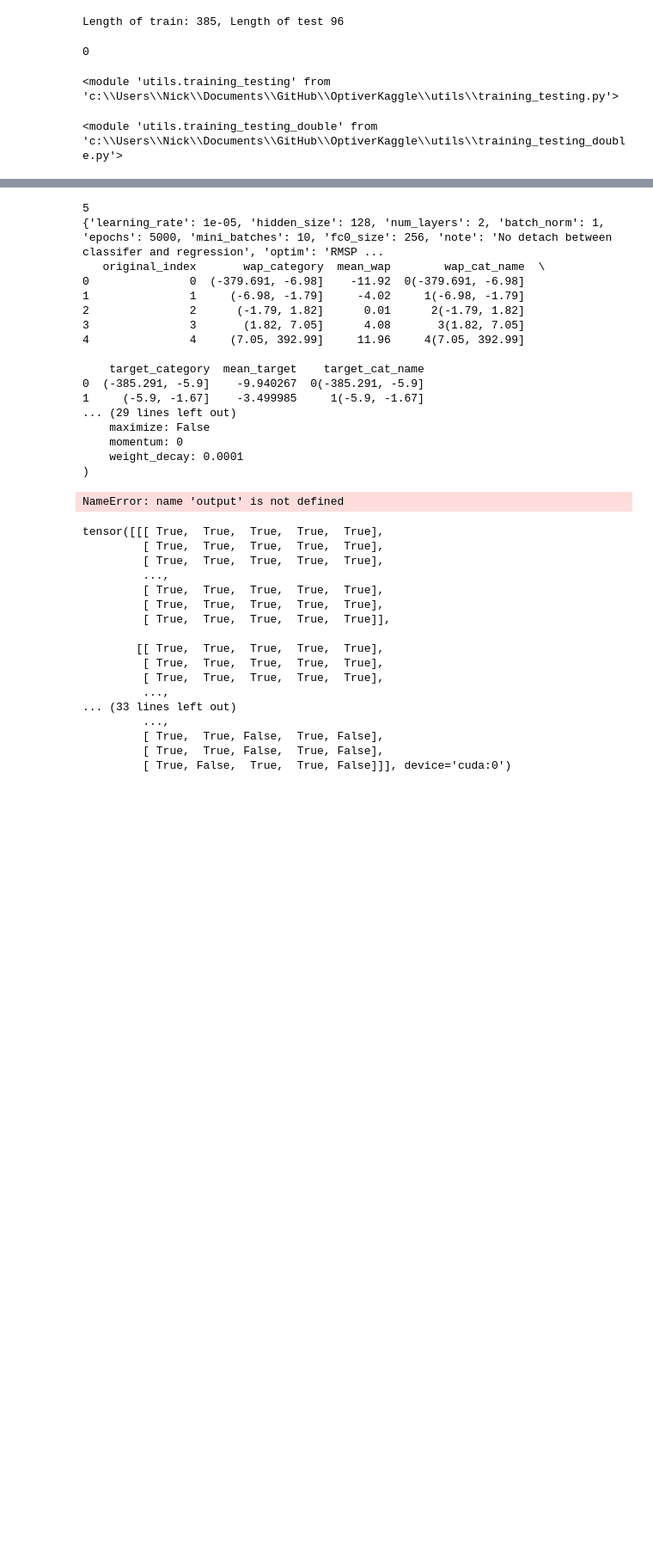
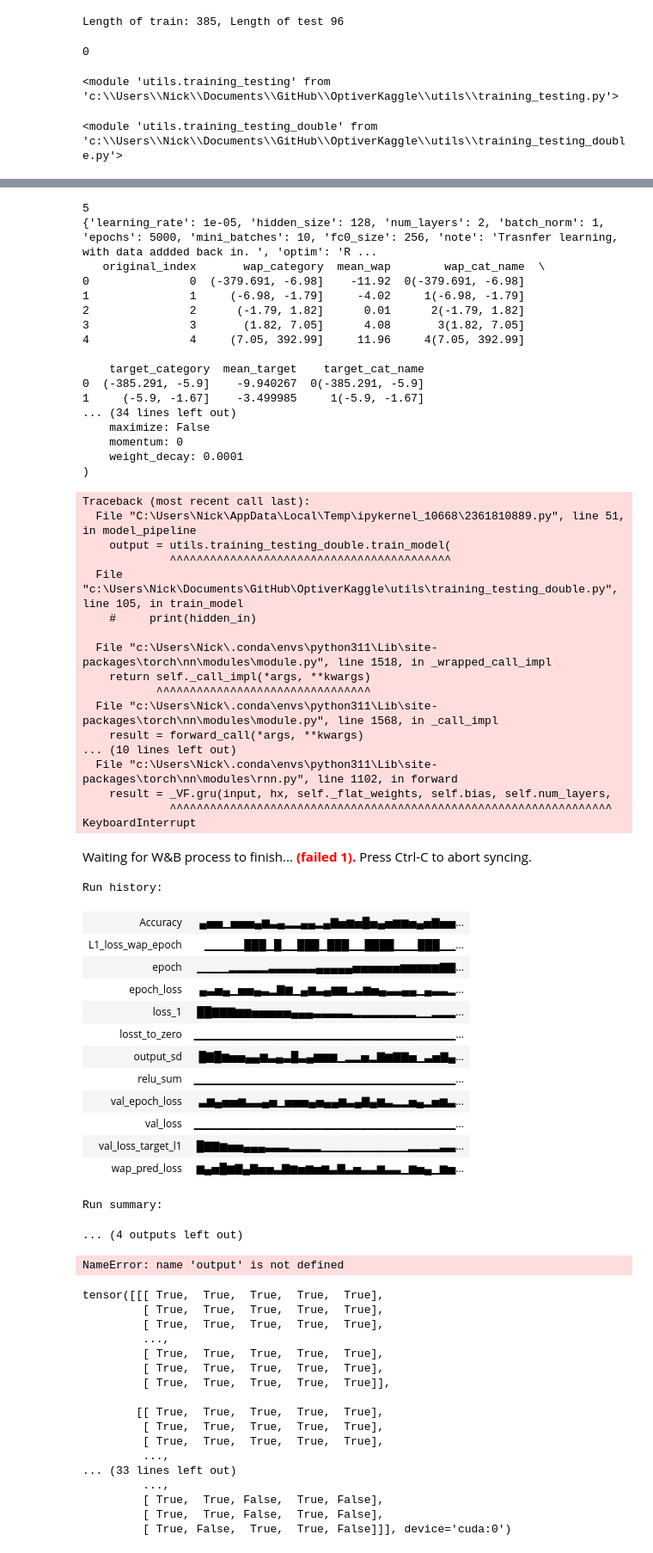
Before and after one commit to nickojelly/OptiverKaggle, a Jupyter notebook: Optiver_v0.3.5.ipynb, the cells around one changed output, grey strips where cells are left out. Shown at 86% size. Saved outputs shown, nothing was run; the diff lists cells and outputs as text; code cells hidden in the pictures; blank space fills up the shorter version.

Commit message:
idk what happened, going back

```diff
--- a/Optiver_v0.3.5.ipynb
+++ b/Optiver_v0.3.5.ipynb
@@ -1025,13 +1025,14 @@ def model_pipeline(
         print(config['ohe_targets'])
         if prev_model_file != None:
             model_name = prev_model_file
+            config['prev_model_file'] = prev_model_file
             model_loc = f"models/{model_name}/{model_name}_{prev_model_version}.pt"
             model_data = torch.load(model_loc, map_location=torch.device("cuda:0"))
             print(model_data["model_state_dict"].keys())
             print(model_data.keys())
 
-            del_keys = ['fc_final.weight', 'fc_final.bias', 'fc_wap0.weight']
-            [model_data['model_state_dict'].pop(k) for k in del_keys]
+            # del_keys = ['fc_target0.weight', 'fc_target0.bias','fc_target1.bias', 'fc_target1.weight']
+            # [model_data['model_state_dict'].pop(k) for k in del_keys]
             model.load_state_dict(model_data["model_state_dict"], strict=False)
             # optimizer.load_state_dict(model_data["optim"])
 
@@ -1065,7 +1066,7 @@ config_static = {
     "epochs": 5000,
     "mini_batches": 10,
     "fc0_size": 256,
-    "note": "No detach between classifer and regression",
+    "note": "Trasnfer learning, with data addded back in. ",
     'optim': 'RMSProp',
     'ohe_targets':means,
 }
@@ -1096,7 +1079,7 @@ torch.Size([49, 200, 5])
 # %%
 CUDA_LAUNCH_BLOCKING = 1
 # output = model_pipeline(trading_data, config_static,)
-output = model_pipeline(trading_data, config_static)
+output = model_pipeline(trading_data, config_static,prev_model_file='morning-field-281',prev_model_version=140)
 # %% [output]
 wandb version 0.16.1 is available! To upgrade, please run: $ pip install wandb --upgrade
 Tracking run with wandb version 0.15.11
@@ -1107,20 +1090,53 @@ View run at https://wandb.ai/nickojelly/Optviver_new/runs/cds7ooi7
 5
-{'learning_rate': 1e-05, 'hidden_size': 128, 'num_layers': 2, 'batch_norm': 1, 'epochs': 5000, 'mini_batches': 10, 'fc0_size': 256, 'note': 'No detach between classifer and regression', 'optim': 'RMSP ...
+{'learning_rate': 1e-05, 'hidden_size': 128, 'num_layers': 2, 'batch_norm': 1, 'epochs': 5000, 'mini_batches': 10, 'fc0_size': 256, 'note': 'Trasnfer learning, with data addded back in. ', 'optim': 'R ...
    original_index       wap_category  mean_wap        wap_cat_name  \
 0               0  (-379.691, -6.98]    -11.92  0(-379.691, -6.98]
 1               1     (-6.98, -1.79]     -4.02     1(-6.98, -1.79]
 2               2      (-1.79, 1.82]      0.01      2(-1.79, 1.82]
 3               3       (1.82, 7.05]      4.08       3(1.82, 7.05]
 4               4     (7.05, 392.99]     11.96     4(7.05, 392.99]
 
     target_category  mean_target    target_cat_name
 0  (-385.291, -5.9]    -9.940267  0(-385.291, -5.9]
 1     (-5.9, -1.67]    -3.499985     1(-5.9, -1.67]
-... (29 lines left out)
+... (34 lines left out)
     maximize: False
     momentum: 0
     weight_decay: 0.0001
 )
+Traceback (most recent call last):
+  File "C:\Users\Nick\AppData\Local\Temp\ipykernel_10668\2361810889.py", line 51, in model_pipeline
+    output = utils.training_testing_double.train_model(
+             ^^^^^^^^^^^^^^^^^^^^^^^^^^^^^^^^^^^^^^^^^^
+  File "c:\Users\Nick\Documents\GitHub\OptiverKaggle\utils\training_testing_double.py", line 105, in train_model
+    #     print(hidden_in)
+
+  File "c:\Users\Nick\.conda\envs\python311\Lib\site-packages\torch\nn\modules\module.py", line 1518, in _wrapped_call_impl
+    return self._call_impl(*args, **kwargs)
+           ^^^^^^^^^^^^^^^^^^^^^^^^^^^^^^^^
+  File "c:\Users\Nick\.conda\envs\python311\Lib\site-packages\torch\nn\modules\module.py", line 1568, in _call_impl
+    result = forward_call(*args, **kwargs)
+... (10 lines left out)
+  File "c:\Users\Nick\.conda\envs\python311\Lib\site-packages\torch\nn\modules\rnn.py", line 1102, in forward
+    result = _VF.gru(input, hx, self._flat_weights, self.bias, self.num_layers,
+             ^^^^^^^^^^^^^^^^^^^^^^^^^^^^^^^^^^^^^^^^^^^^^^^^^^^^^^^^^^^^^^^^^^
+KeyboardInterrupt
+Waiting for W&B process to finish... (failed 1). Press Ctrl-C to abort syncing.
+Run history:
+| Accuracy | ▄▅▅▁▅▅▅▄▆▃▄▂▂▄▄▂▄▇▅▆▅█▅▄▅▆▆▅▄▅▇▅▅... |
+| L1_loss_wap_epoch | ▁▁▁▁▁███▁█▁▁███▁███▁▁████▁▁▁███▁▁... |
+| epoch | ▁▁▁▁▂▂▂▂▂▃▃▃▃▃▃▄▄▄▄▄▅▅▅▅▅▅▆▆▆▆▆▇▇... |
+| epoch_loss | ▄▃▅▄▁▅▅▄▃▂▇▆▁▄▆▃▄▆▆▂▃▆▅▄▃▃▄▄▁▄▃▃▂... |
+| loss_1 | ██▇▇▇▆▆▅▅▅▅▅▄▄▄▃▃▃▃▃▂▂▂▂▂▂▂▂▁▁▂▂▂... |
+| losst_to_zero | ▁▁▁▁▁▁▁▁▁▁▁▁▁▁▁▁▁▁▁▁▁▁▁▁▁▁▁▁▁▁▁▁▁... |
+| output_sd | █▇█▆▅▅▄▄▆▃▄▃█▃▄▆▆▆▁▂▂▅▂▇▆▇▇▅▁▃▅▇▄... |
+| relu_sum | ▁▁▁▁▁▁▁▁▁▁▁▁▁▁▁▁▁▁▁▁▁▁▁▁▁▁▁▁▁▁▁▁▁... |
+| val_epoch_loss | ▃▆▄▅▅▆▃▃▄▅▁▅▅▅▄▅▄▄▆▃▄▇▄▆▃▂▂▅▄▂▅▆▃... |
+| val_loss | ▁▁▁▁▁▁▁▁▁▁▁▁▁▁▁▁▁▁▁▁▁▁▁▁▁▁▁▁▁▁▁▁▁... |
+| val_loss_target_l1 | █▇▇▆▅▅▄▄▄▃▃▃▂▂▂▂▁▁▁▁▁▁▁▁▁▁▁▂▂▂▂▃▃... |
+| wap_pred_loss | ▆▄▅█▆▇▄▇▅▅▃▇▆▅▆▅▆▃▇▃▅▃▃▆▃▃▁▆▅▄▁▆▅... |
+Run summary:
+... (4 outputs left out)
 # %%
 output_all,Y_ohe_target,stock_ids = output
 # %% [output]
```
Also changed, not shown: parts of 3 cells of this notebook, 4 other files.
